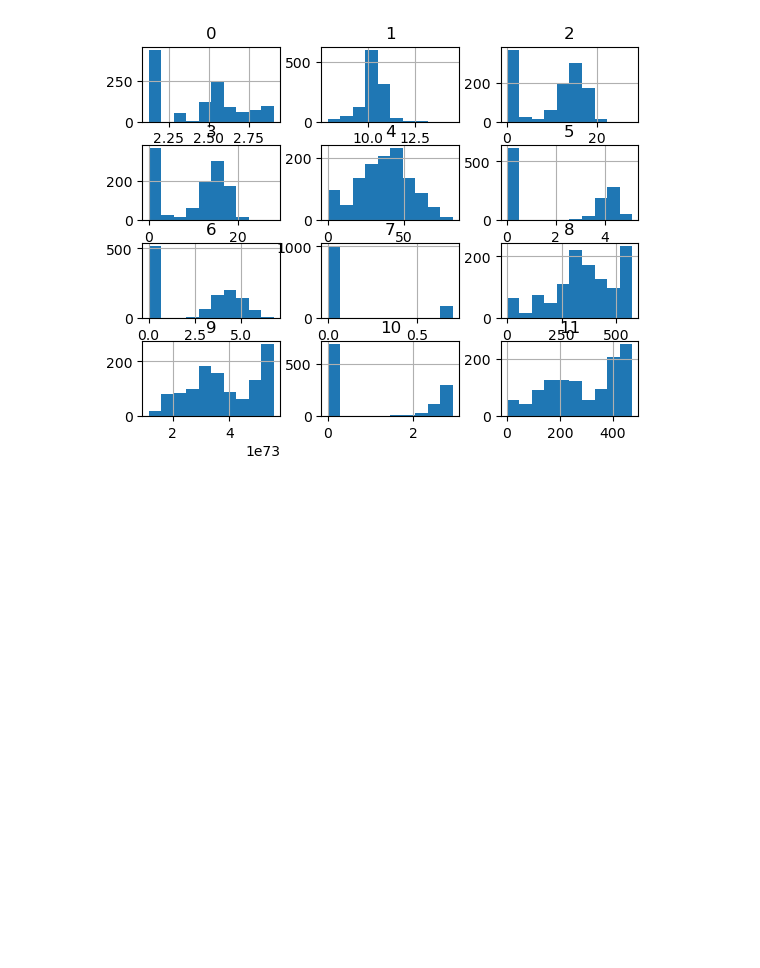
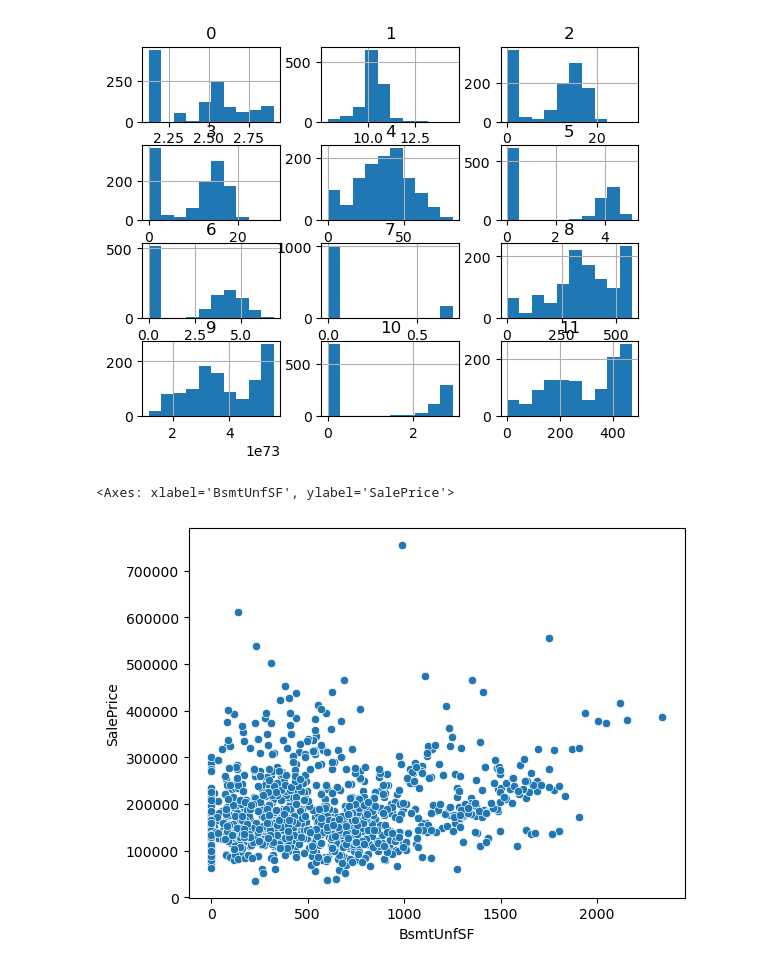
Before and after one commit to Alejolamilla/House-Prices, a Jupyter notebook: house_prices.ipynb, the cells around one changed output. Cells and saved outputs as stored; diff of their text form; code cells hidden in the pictures; blank space fills up the shorter version.

Commit message:
Starting with scatter plots

```diff
--- a/house_prices.ipynb
+++ b/house_prices.ipynb
@@ -188,3 +180,11 @@ new_df.hist()
 plt.show()
 # %% [output]
 [figure]
+# %%
+sns.scatterplot(
+    x= train_data["BsmtUnfSF"],
+    y = train_data["SalePrice"]
+)
+# %% [output]
+<Axes: xlabel='BsmtUnfSF', ylabel='SalePrice'>
+[figure, added]
```
Also changed, not shown: parts of 8 cells of this notebook.
